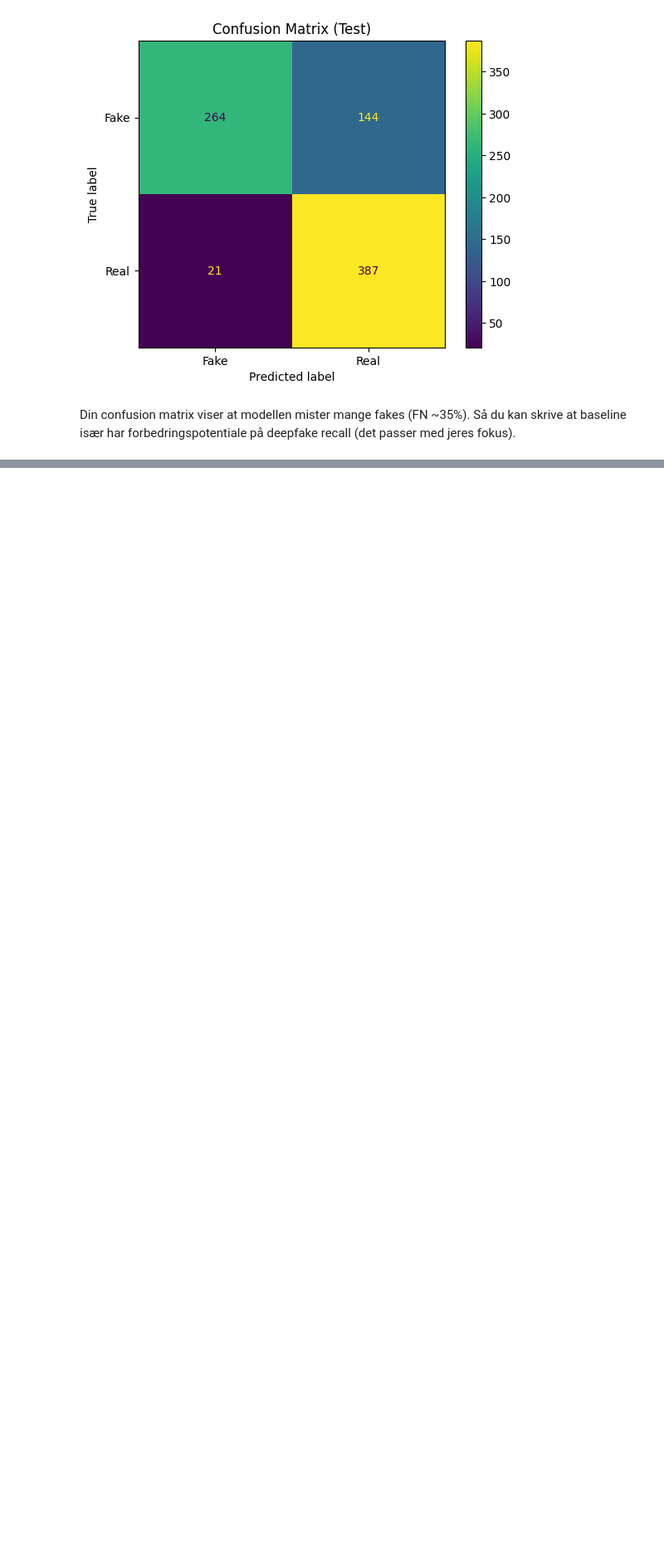
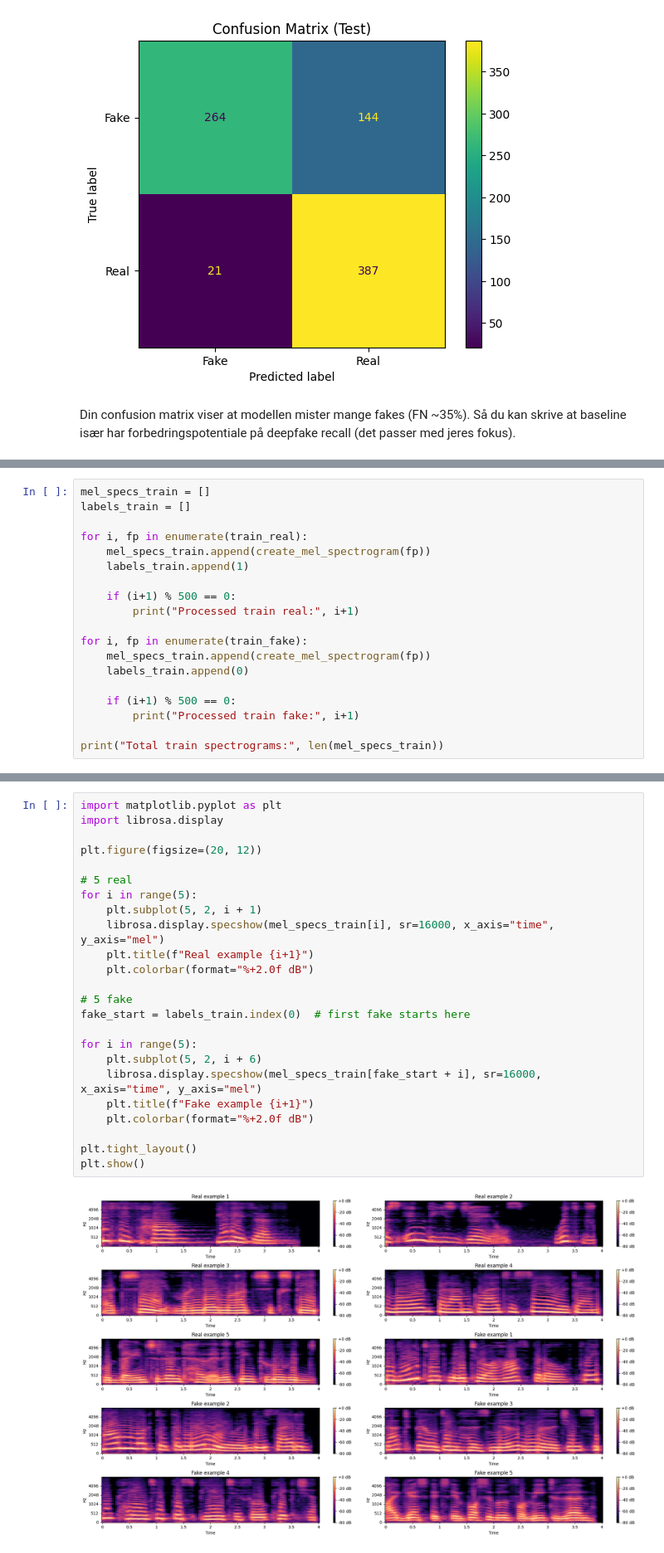
Before and after one commit to Mathildeholst/Speciale, a Jupyter notebook: Speciale_kode.ipynb, the cells around one changed output, grey strips where cells are left out. Shown at 83% size. Saved outputs shown, nothing was run; the diff lists cells and outputs as text; blank space fills up the shorter version.

```diff
--- a/Speciale_kode.ipynb
+++ b/Speciale_kode.ipynb
@@ -461,0 +695,19 @@ Så du kan skrive at baseline især har forbedringspotentiale på deepfake recal
+# %%
+mel_specs_train = []
+labels_train = []
+
+for i, fp in enumerate(train_real):
+    mel_specs_train.append(create_mel_spectrogram(fp))
+    labels_train.append(1)
+
+    if (i+1) % 500 == 0:
+        print("Processed train real:", i+1)
+
+for i, fp in enumerate(train_fake):
+    mel_specs_train.append(create_mel_spectrogram(fp))
+    labels_train.append(0)
+
+    if (i+1) % 500 == 0:
+        print("Processed train fake:", i+1)
+
+print("Total train spectrograms:", len(mel_specs_train))
@@ -461,0 +732,26 @@ Så du kan skrive at baseline især har forbedringspotentiale på deepfake recal
+# %%
+import matplotlib.pyplot as plt
+import librosa.display
+
+plt.figure(figsize=(20, 12))
+
+# 5 real
+for i in range(5):
+    plt.subplot(5, 2, i + 1)
+    librosa.display.specshow(mel_specs_train[i], sr=16000, x_axis="time", y_axis="mel")
+    plt.title(f"Real example {i+1}")
+    plt.colorbar(format="%+2.0f dB")
+
+# 5 fake
+fake_start = labels_train.index(0)  # first fake starts here
+
+for i in range(5):
+    plt.subplot(5, 2, i + 6)
+    librosa.display.specshow(mel_specs_train[fake_start + i], sr=16000, x_axis="time", y_axis="mel")
+    plt.title(f"Fake example {i+1}")
+    plt.colorbar(format="%+2.0f dB")
+
+plt.tight_layout()
+plt.show()
+# %% [output]
+[figure, added]
```
Also changed, not shown: parts of 58 cells of this notebook.
